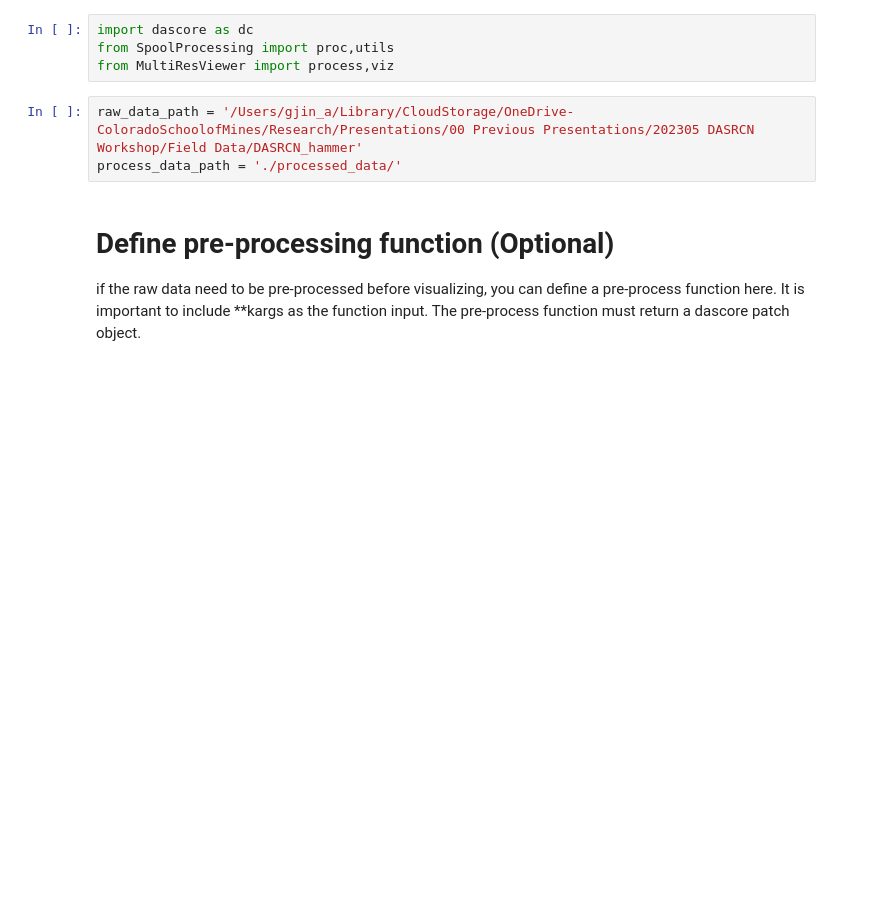
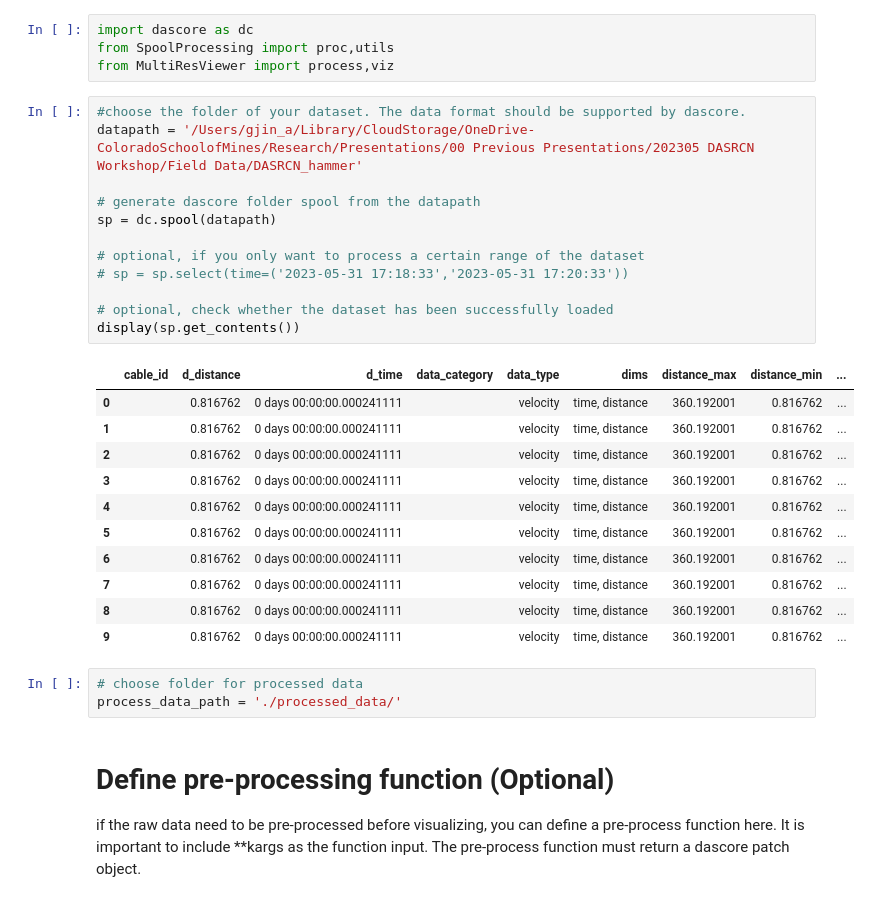
Before and after one commit to DASDAE/MultiResViewer, a Jupyter notebook: examples/Multi-resolution interactive viewer example.ipynb, the cells around one changed output. Saved outputs shown, nothing was run; the diff lists cells and outputs as text; blank space fills up the shorter version.

Commit message:
update input from folder to spool to give user more flexibility.

```diff
--- a/examples/Multi-resolution interactive viewer example.ipynb
+++ b/examples/Multi-resolution interactive viewer example.ipynb
@@ -5,8 +5,32 @@
 import dascore as dc
 from SpoolProcessing import proc,utils
 from MultiResViewer import process,viz
+# %%
+#choose the folder of your dataset. The data format should be supported by dascore.
+datapath = '/Users/gjin_a/Library/CloudStorage/OneDrive-ColoradoSchoolofMines/Research/Presentations/00 Previous Presentations/202305 DASRCN Workshop/Field Data/DASRCN_hammer'
+
+# generate dascore folder spool from the datapath
+sp = dc.spool(datapath)
+
+# optional, if you only want to process a certain range of the dataset
+# sp = sp.select(time=('2023-05-31 17:18:33','2023-05-31 17:20:33'))
+
+# optional, check whether the dataset has been successfully loaded
+display(sp.get_contents())
+# %% [output]
+|  | cable_id | d_distance | d_time | data_category | data_type | dims | distance_max | distance_min | ... |
+| 0 |  | 0.816762 | 0 days 00:00:00.000241111 |  | velocity | time, distance | 360.192001 | 0.816762 | ... |
+| 1 |  | 0.816762 | 0 days 00:00:00.000241111 |  | velocity | time, distance | 360.192001 | 0.816762 | ... |
+| 2 |  | 0.816762 | 0 days 00:00:00.000241111 |  | velocity | time, distance | 360.192001 | 0.816762 | ... |
+| 3 |  | 0.816762 | 0 days 00:00:00.000241111 |  | velocity | time, distance | 360.192001 | 0.816762 | ... |
+| 4 |  | 0.816762 | 0 days 00:00:00.000241111 |  | velocity | time, distance | 360.192001 | 0.816762 | ... |
+| 5 |  | 0.816762 | 0 days 00:00:00.000241111 |  | velocity | time, distance | 360.192001 | 0.816762 | ... |
+| 6 |  | 0.816762 | 0 days 00:00:00.000241111 |  | velocity | time, distance | 360.192001 | 0.816762 | ... |
+| 7 |  | 0.816762 | 0 days 00:00:00.000241111 |  | velocity | time, distance | 360.192001 | 0.816762 | ... |
+| 8 |  | 0.816762 | 0 days 00:00:00.000241111 |  | velocity | time, distance | 360.192001 | 0.816762 | ... |
+| 9 |  | 0.816762 | 0 days 00:00:00.000241111 |  | velocity | time, distance | 360.192001 | 0.816762 | ... |
 # %%
-raw_data_path = '/Users/gjin_a/Library/CloudStorage/OneDrive-ColoradoSchoolofMines/Research/Presentations/00 Previous Presentations/202305 DASRCN Workshop/Field Data/DASRCN_hammer'
+# choose folder for processed data
 process_data_path = './processed_data/'
 # %% [markdown]
 # Define pre-processing function (Optional)
```
Also changed, not shown: parts of 1 cell of this notebook, 2 other files.
